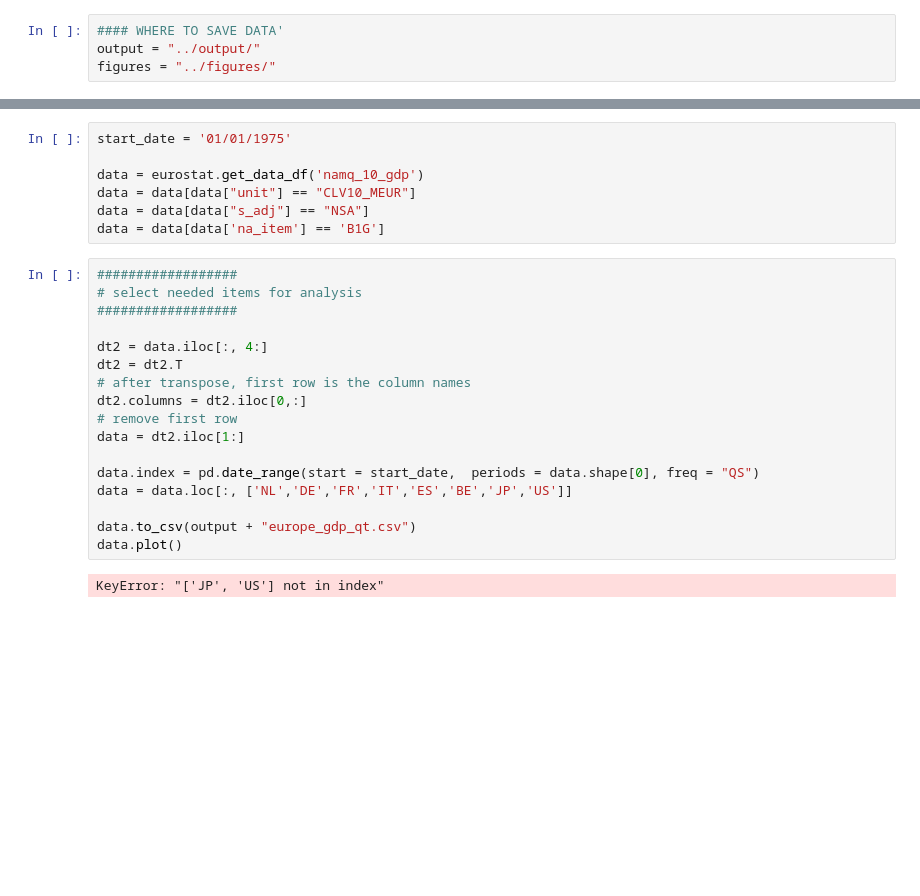
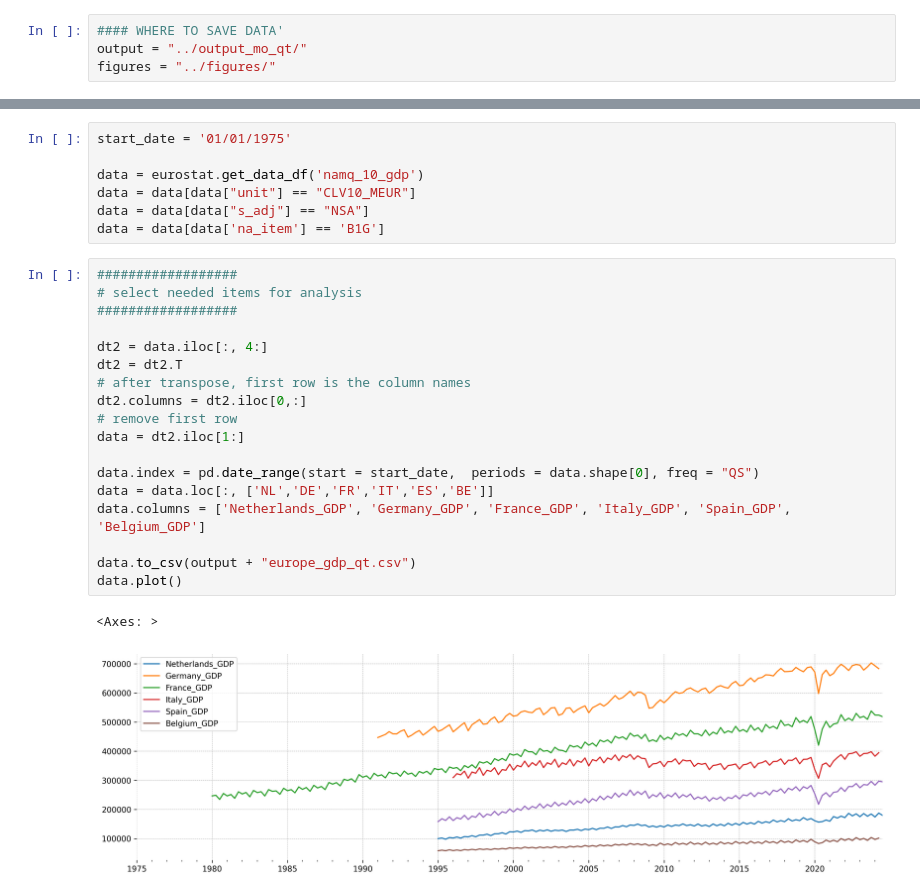
Before and after one commit to powell001/NowCast_Data_v2, a Jupyter notebook: src/a01_eurostat.ipynb, the cells around one changed output, grey strips where cells are left out. Cells and saved outputs as stored; diff of their text form; blank space fills up the shorter version.

```diff
--- a/src/a01_eurostat.ipynb
+++ b/src/a01_eurostat.ipynb
@@ -21,7 +21,7 @@ plt.rcParams.update(settings)
 %config InlineBackend.figure_format = "retina"
 # %%
 #### WHERE TO SAVE DATA'
-output = "../output/"
+output = "../output_mo_qt/"
 figures = "../figures/"
 # %%
 start_date = "1983-01-01"
@@ -70,19 +61,21 @@ data = data[data['na_item'] == 'B1G']
 # %%
 ##################
 # select needed items for analysis
 ##################
 
 dt2 = data.iloc[:, 4:]
 dt2 = dt2.T
 # after transpose, first row is the column names
 dt2.columns = dt2.iloc[0,:]
 # remove first row
 data = dt2.iloc[1:]
 
 data.index = pd.date_range(start = start_date,  periods = data.shape[0], freq = "QS")
-data = data.loc[:, ['NL','DE','FR','IT','ES','BE','JP','US']]
+data = data.loc[:, ['NL','DE','FR','IT','ES','BE']]
+data.columns = ['Netherlands_GDP', 'Germany_GDP', 'France_GDP', 'Italy_GDP', 'Spain_GDP', 'Belgium_GDP']
 
 data.to_csv(output + "europe_gdp_qt.csv")
 data.plot()
 # %% [output]
-KeyError: "['JP', 'US'] not in index"
+<Axes: >
+[figure, added]
```
Also changed, not shown: parts of 2 cells of this notebook, 13 other files.
